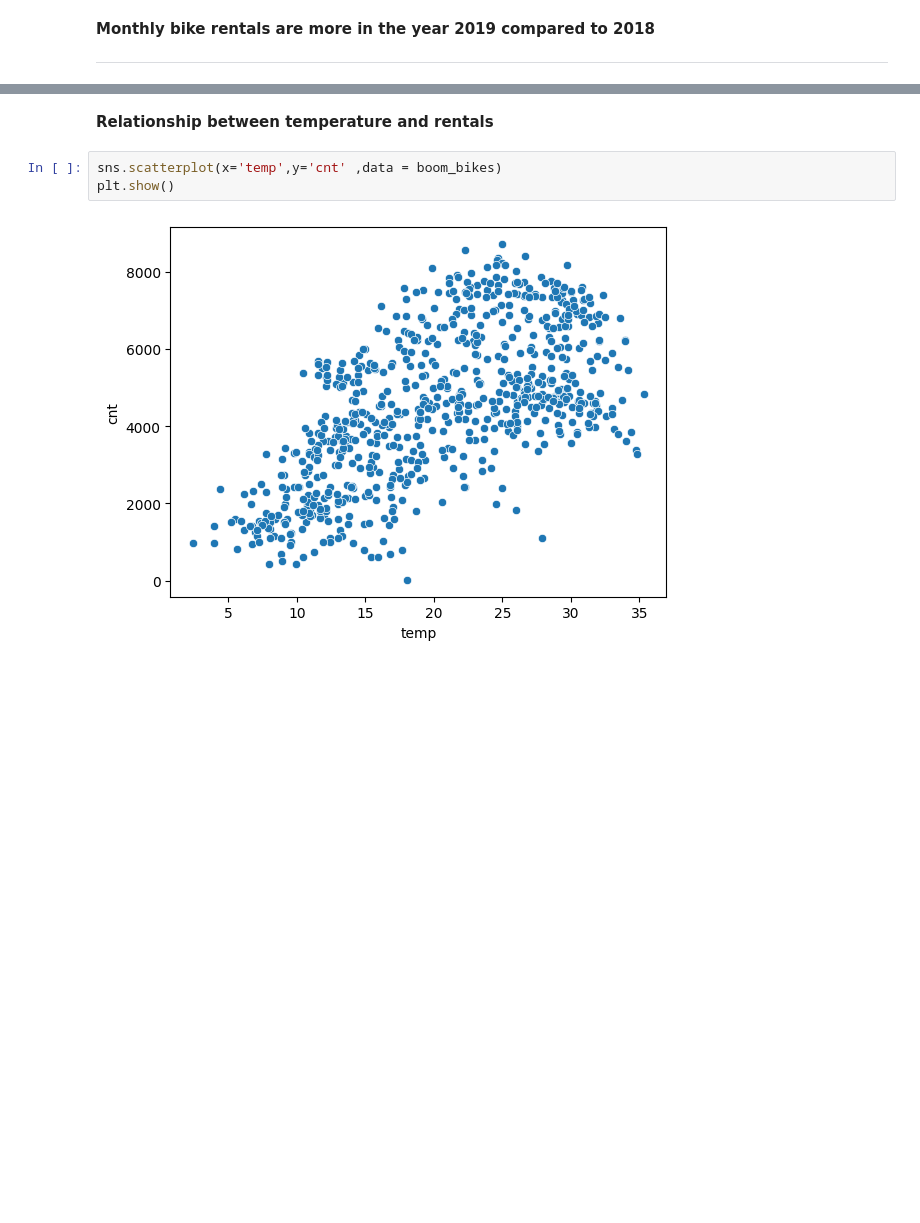
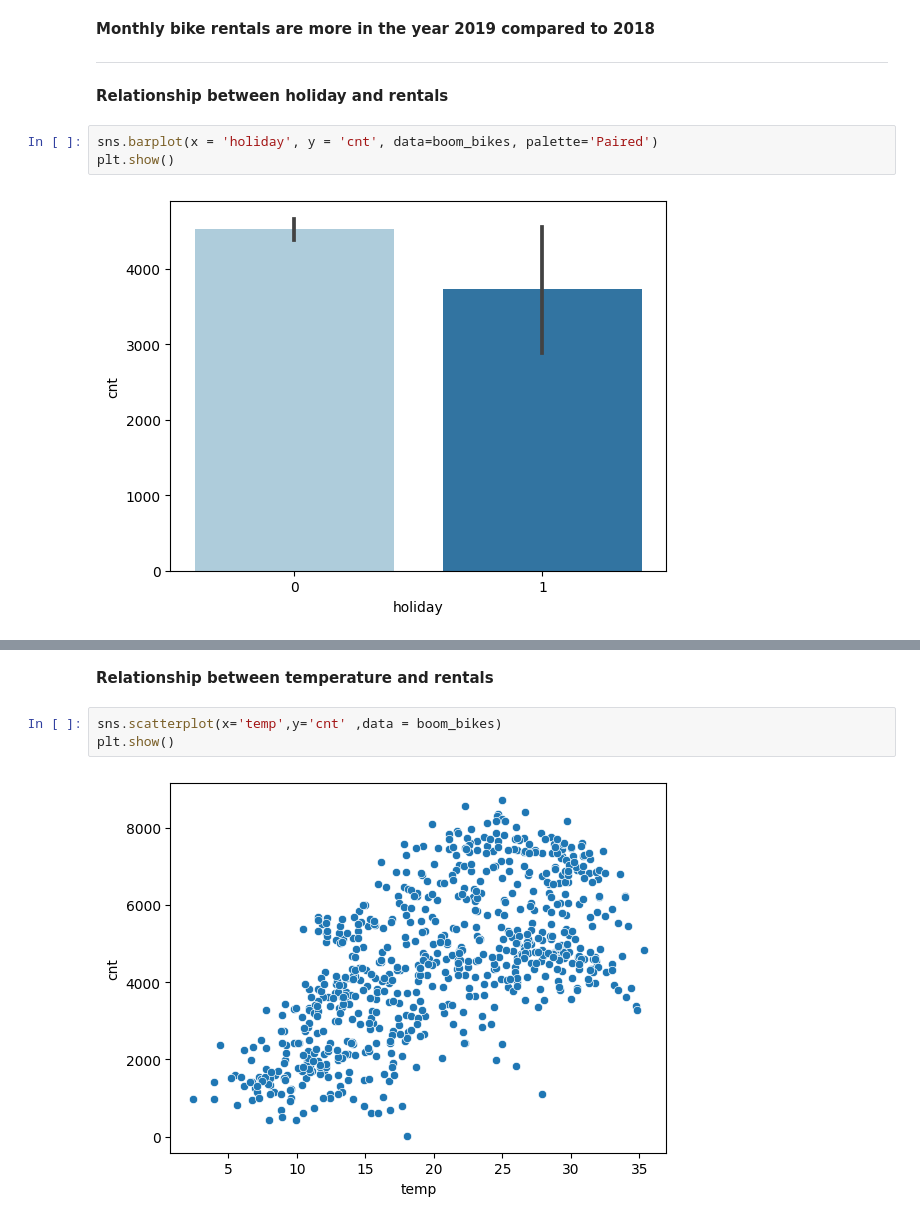
Before and after one commit to jaisharma06/BikeSharingAssignment, a Jupyter notebook: bike_sharing.ipynb, the cells around one changed output, grey strips where cells are left out. Cells and saved outputs as stored; diff of their text form; blank space fills up the shorter version.

```diff
--- a/bike_sharing.ipynb
+++ b/bike_sharing.ipynb
@@ -225,3 +230,10 @@ plt.show()
 # %% [markdown]
 **Monthly bike rentals are more in the year 2019 compared to 2018**
 ___
+# %% [markdown]
+**Relationship between holiday and rentals**
+# %%
+sns.barplot(x = 'holiday', y = 'cnt', data=boom_bikes, palette='Paired')
+plt.show()
+# %% [output]
+[figure, added]
```
Also changed, not shown: parts of 39 cells of this notebook.
